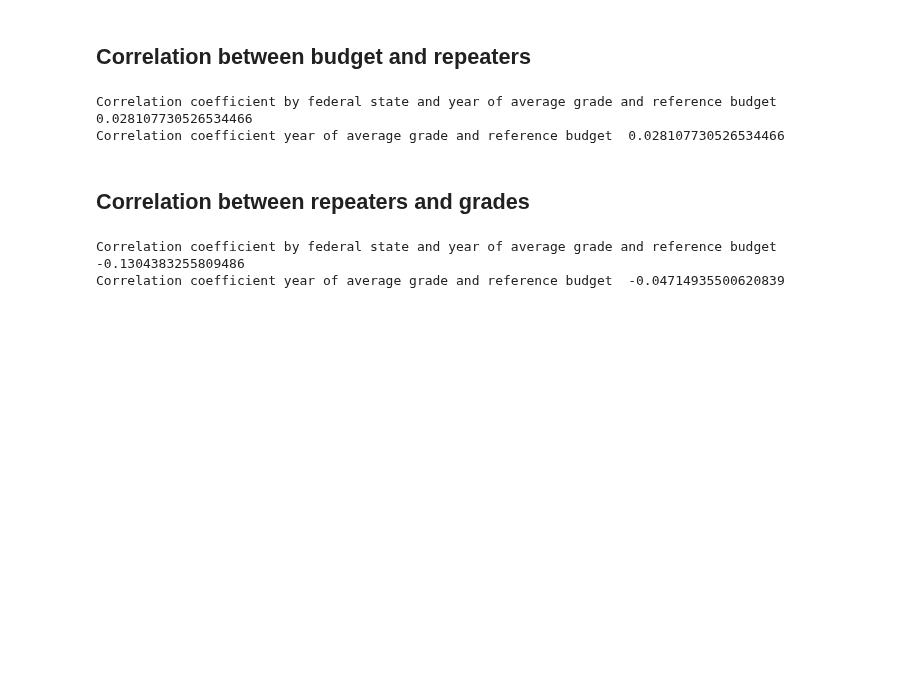
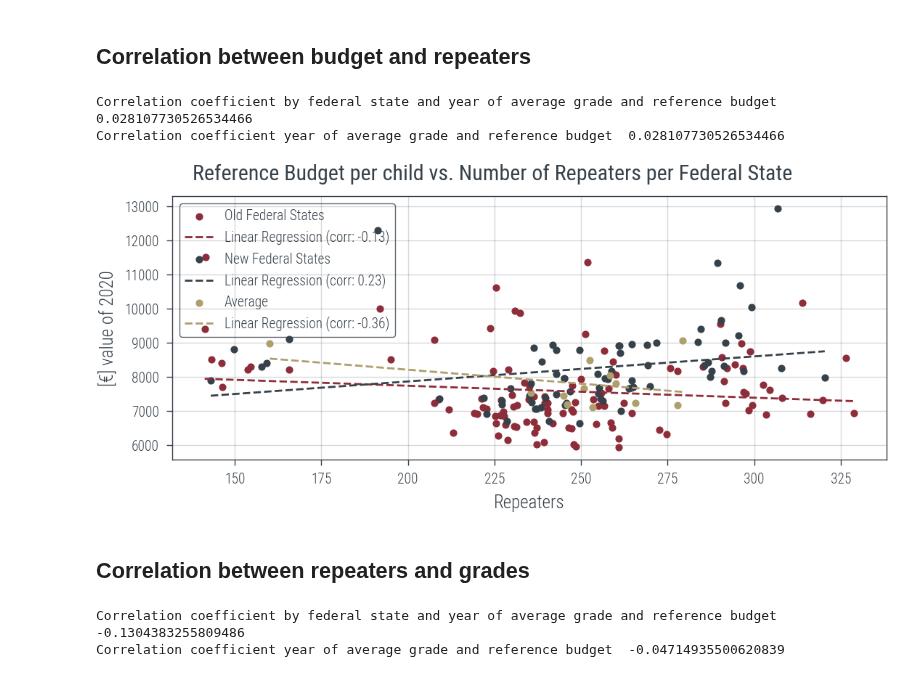
Before and after one commit to KarylReyne/DataLiteracyWS23, a Jupyter notebook: exp/TF-008-CorrelationsBudgetGradesRepeaters.ipynb, the cells around one changed output. Saved outputs shown, nothing was run; the diff lists cells and outputs as text; code cells hidden in the pictures; blank space fills up the shorter version.

Commit message:
Correlation plots function

```diff
--- a/exp/TF-008-CorrelationsBudgetGradesRepeaters.ipynb
+++ b/exp/TF-008-CorrelationsBudgetGradesRepeaters.ipynb
@@ -6,30 +6,7 @@ import numpy as np
 import pandas as pd
 import matplotlib.pyplot as plt
 from tueplots.constants.color import rgb
-
-FEDERAL_STATES= {
-    "Old Federal States": ["Schleswig-Holstein", "Niedersachsen", "Bremen", "Hamburg", "Nordrhein-Westfalen", "Hessen", "Rheinland-Pfalz", "Saarland", "Baden-Württemberg", "Bayern"],
-    "New Federal States": ["Mecklenburg-Vorpommern", "Brandenburg", "Berlin", "Sachsen", "Sachsen-Anhalt", "Thüringen"]
-}
-
-STATE_MAPPING = {
-    'BW': 'Baden-Württemberg',
-    'BY': 'Bayern',
-    'BE': 'Berlin',
-    'BB': 'Brandenburg',
-    'HB': 'Bremen',
-    'HH': 'Hamburg',
-    'HE': 'Hessen',
-    'MV': 'Mecklenburg-Vorpommern',
-    'NI': 'Niedersachsen',
-    'NW': 'Nordrhein-Westfalen',
-    'RP': 'Rheinland-Pfalz',
-    'SL': 'Saarland',
-    'N': 'Sachsen',
-    'ST': 'Sachsen-Anhalt',
-    'SH': 'Schleswig-Holstein',
-    'TH': 'Thüringen'
-}
+import school_analysis as sa
 
 loader = Loader()
 
@@ -37,7 +14,7 @@ budget = loader.load("budgets-corrected")
 grades = loader.load("abi-grades")
 grades_temp = grades.T.reset_index().rename(columns={"level_0": "Federal State", "level_1": "Year"})
 grades = pd.melt(grades_temp, id_vars=["Federal State", "Year"], value_vars=grades_temp.columns[2:], value_name="Value")
-grades["Federal State"] = grades["Federal State"].map(STATE_MAPPING)
+grades["Federal State"] = grades["Federal State"].map(sa.STATE_MAPPING)
 grades["Year"] = grades["Year"].astype(int)
 grades["Grade"] = grades["Grade"].astype(float)
 repeaters = loader.load("number_of_repeaters")
@@ -99,8 +76,8 @@ fig, ax = plt.subplots(1, 1)
 
 MIN, MAX = 2.1, 2.7
 
-for i, state in enumerate(FEDERAL_STATES.keys()):
-    state_data = budget_grades_state[budget_grades_state["Federal State"].isin(FEDERAL_STATES[state])]
+for i, state in enumerate(sa.NEW_OLD_STATES_MAPPING.keys()):
+    state_data = budget_grades_state[budget_grades_state["Federal State"].isin(sa.NEW_OLD_STATES_MAPPING[state])]
     ax.scatter(state_data["Average Grade"] * -1, state_data["Reference Budget"], label=state, s=10)
 
     # Linear regression
@@ -170,3 +192,14 @@ Correlation coefficient year of average grade and reference budget  0.0281077305
+# %%
+corr_plot(
+    budget_repeaters_state,
+    budget_repeaters,
+    x_col="Repeaters",
+    y_col="Reference Budget",
+    y_label="[€] value of 2020",
+    title="Reference Budget per child vs. Number of Repeaters per Federal State",
+)
+# %% [output]
+[figure, added]
 # %% [markdown]
 ## Correlation between repeaters and grades
 # %%
```
Also changed, not shown: parts of 2 cells of this notebook, 2 other files.
